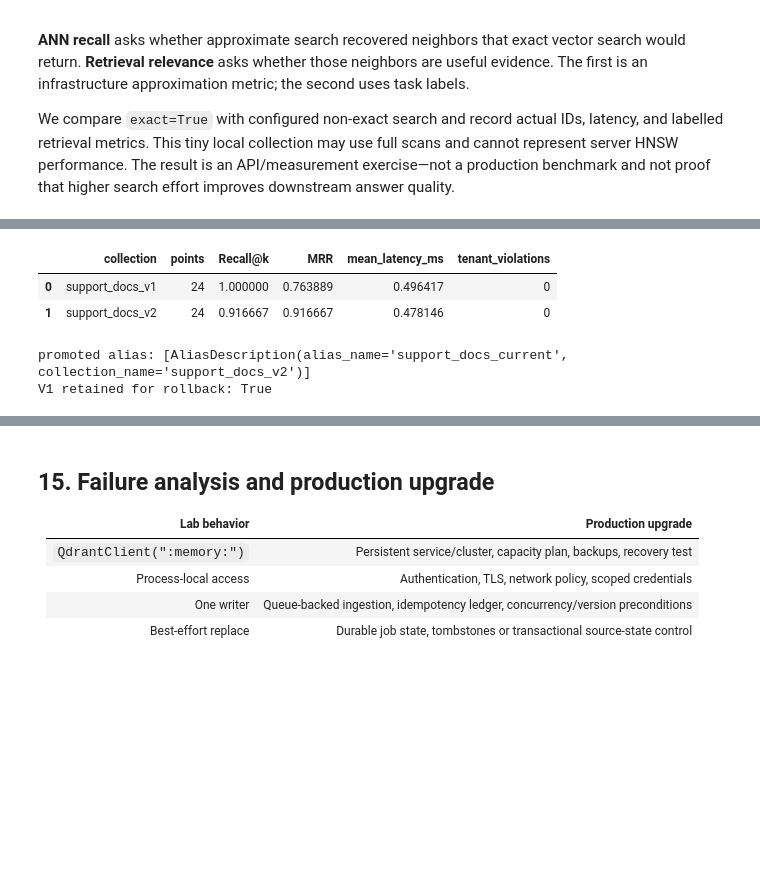
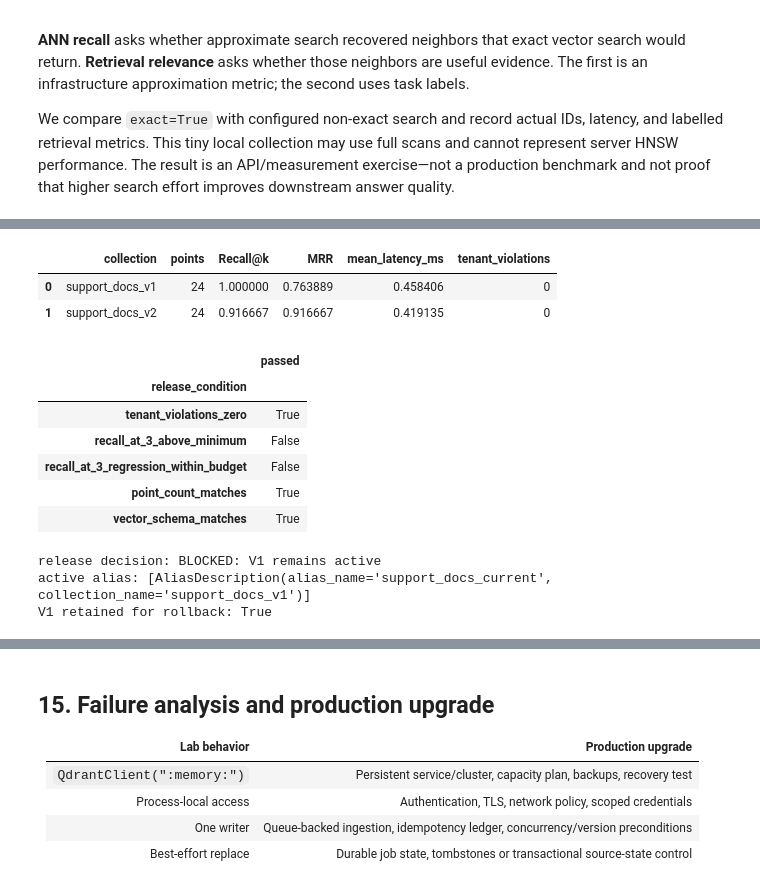
Before and after one commit to mahsa-teimourikia/awesome-rag, a Jupyter notebook: curriculum/intermediate/06-qdrant-local/06_qdrant_local.ipynb, the cells around one changed output, grey strips where cells are left out. Drawn from its saved outputs; the diff is of its cells as text; code cells hidden in the pictures; blank space fills up the shorter version.

```diff
--- a/curriculum/intermediate/06-qdrant-local/06_qdrant_local.ipynb
+++ b/curriculum/intermediate/06-qdrant-local/06_qdrant_local.ipynb
@@ -957,12 +963,14 @@ def scroll_all(client_: QdrantClient, collection_name: str) -> list:
         if offset is None:
             return records
 
+
 COLLECTION_V2 = "support_docs_v2"
 EMBEDDING_MODEL_V2 = "teaching-hash-embedding-v2"
 VECTOR_DIMENSION_V2 = 256
 embeddings_v2 = TeachingHashEmbeddings(VECTOR_DIMENSION_V2, EMBEDDING_MODEL_V2)
 migration_index_warnings = create_collection_contract(client, COLLECTION_V2, VECTOR_DIMENSION_V2)
 
+# Teaching shortcut: production should rebuild from the authoritative source/chunk manifest.
 source_points = scroll_all(client, COLLECTION_V1)
 migration_records = []
 for point in source_points:
@@ -971,48 +979,91 @@ for point in source_points:
         "embedding_model": EMBEDDING_MODEL_V2,
         "vector_dimension": VECTOR_DIMENSION_V2,
         "indexed_at": "2026-09-01T13:00:00+00:00",
     })
     migration_records.append({"text": point.payload["page_content"], "metadata": metadata_v2})
 
 counters_v2 = IngestionCounters()
 ingest_records(client, COLLECTION_V2, migration_records, embeddings_v2, counters_v2)
 vectorstore_v2 = QdrantVectorStore(
     client=client,
     collection_name=COLLECTION_V2,
     embedding=embeddings_v2,
     content_payload_key="page_content",
     metadata_payload_key="metadata",
 )
 relevance_v2, metrics_v2 = evaluate_retrieval(vectorstore_v2, evaluation_cases, k=3)
 
+count_v1 = client.count(COLLECTION_V1, exact=True).count
+count_v2 = client.count(COLLECTION_V2, exact=True).count
+vector_schema_matches = (
+    client.get_collection(COLLECTION_V2).config.params.vectors.size == VECTOR_DIMENSION_V2
+)
 migration_check = pd.DataFrame([
-    {"collection": COLLECTION_V1, "points": client.count(COLLECTION_V1, exact=True).count, **metrics_v1},
-    {"collection": COLLECTION_V2, "points": client.count(COLLECTION_V2, exact=True).count, **metrics_v2},
+    {"collection": COLLECTION_V1, "points": count_v1, **metrics_v1},
+    {"collection": COLLECTION_V2, "points": count_v2, **metrics_v2},
 ])
 display(migration_check)
-assert client.count(COLLECTION_V1, exact=True).count == client.count(COLLECTION_V2, exact=True).count
-assert client.get_collection(COLLECTION_V2).config.params.vectors.size == VECTOR_DIMENSION_V2
+
+MIN_RECALL_AT_3 = 0.95
+MAX_RECALL_AT_3_REGRESSION = 0.02
+migration_gate = {
+    "tenant_violations_zero": metrics_v2["tenant_violations"] == 0,
+    "recall_at_3_above_minimum": metrics_v2["Recall@k"] >= MIN_RECALL_AT_3,
+    "recall_at_3_regression_within_budget": (
+        metrics_v2["Recall@k"] >= metrics_v1["Recall@k"] - MAX_RECALL_AT_3_REGRESSION
+    ),
+    "point_count_matches": count_v2 == count_v1,
+    "vector_schema_matches": vector_schema_matches,
+}
+display(
+    pd.Series(migration_gate, name="passed")
+    .rename_axis("release_condition")
+    .to_frame()
+)
 
 ACTIVE_ALIAS = "support_docs_current"
 client.update_collection_aliases(change_aliases_operations=[
     models.CreateAliasOperation(
         create_alias=models.CreateAlias(collection_name=COLLECTION_V1, alias_name=ACTIVE_ALIAS)
     )
 ])
-client.update_collection_aliases(change_aliases_operations=[
-    models.DeleteAliasOperation(delete_alias=models.DeleteAlias(alias_name=ACTIVE_ALIAS)),
-    models.CreateAliasOperation(
-        create_alias=models.CreateAlias(collection_name=COLLECTION_V2, alias_name=ACTIVE_ALIAS)
-    ),
-])
-aliases = client.get_collection_aliases(COLLECTION_V2).aliases
-assert any(alias.alias_name == ACTIVE_ALIAS and alias.collection_name == COLLECTION_V2 for alias in aliases)
-print("promoted alias:", aliases)
+
+migration_promoted = all(migration_gate.values())
+if migration_promoted:
+    client.update_collection_aliases(change_aliases_operations=[
+        models.DeleteAliasOperation(delete_alias=models.DeleteAlias(alias_name=ACTIVE_ALIAS)),
+        models.CreateAliasOperation(
+            create_alias=models.CreateAlias(collection_name=COLLECTION_V2, alias_name=ACTIVE_ALIAS)
+        ),
+    ])
+    active_collection = COLLECTION_V2
+    active_vectorstore = vectorstore_v2
+    release_decision = "PROMOTED"
+else:
+    active_collection = COLLECTION_V1
+    active_vectorstore = vectorstore_v1
+    release_decision = "BLOCKED: V1 remains active"
+
+active_aliases = client.get_collection_aliases(active_collection).aliases
+assert any(
+    alias.alias_name == ACTIVE_ALIAS and alias.collection_name == active_collection
+    for alias in active_aliases
+)
+print("release decision:", release_decision)
+print("active alias:", active_aliases)
 print("V1 retained for rollback:", client.collection_exists(COLLECTION_V1))
 # %% [output]
 |  | collection | points | Recall@k | MRR | mean_latency_ms | tenant_violations |
-| 0 | support_docs_v1 | 24 | 1.000000 | 0.763889 | 0.496417 | 0 |
-| 1 | support_docs_v2 | 24 | 0.916667 | 0.916667 | 0.478146 | 0 |
+| 0 | support_docs_v1 | 24 | 1.000000 | 0.763889 | 0.458406 | 0 |
+| 1 | support_docs_v2 | 24 | 0.916667 | 0.916667 | 0.419135 | 0 |
+|  | passed |
+| release_condition |  |
+| tenant_violations_zero | True |
+| recall_at_3_above_minimum | False |
+| recall_at_3_regression_within_budget | False |
+| point_count_matches | True |
+| vector_schema_matches | True |
-promoted alias: [AliasDescription(alias_name='support_docs_current', collection_name='support_docs_v2')]
+release decision: BLOCKED: V1 remains active
+active alias: [AliasDescription(alias_name='support_docs_current', collection_name='support_docs_v1')]
 V1 retained for rollback: True
 # %% [markdown]
```
Also changed, not shown: parts of 8 cells of this notebook, 2 other files.
